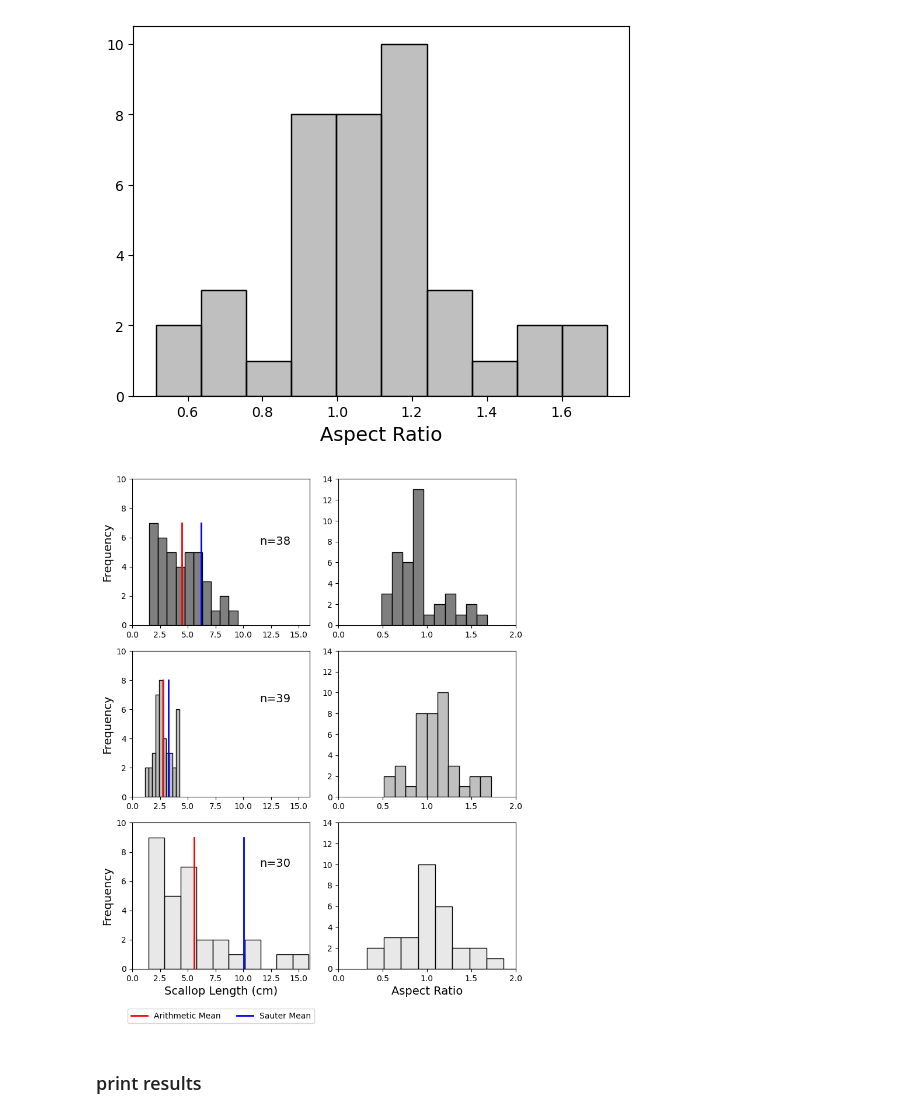
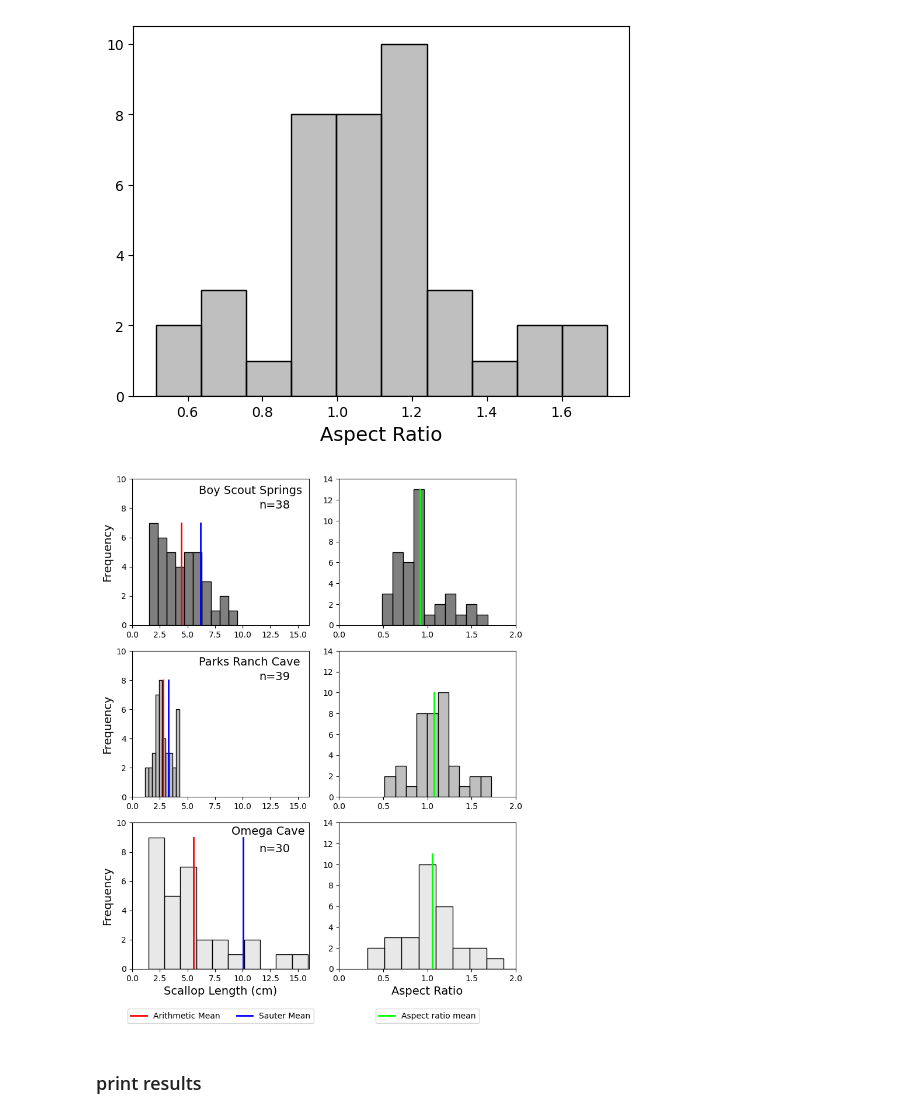
Before and after one commit to ethanoleson/Scallop_code, a Jupyter notebook: Scallop Measurements/scallop_measurements.ipynb, the cells around one changed output. Cells and saved outputs as stored; diff of their text form; code cells hidden in the pictures.

```diff
--- a/Scallop Measurements/scallop_measurements.ipynb
+++ b/Scallop Measurements/scallop_measurements.ipynb
@@ -80,13 +80,16 @@ plt.show()
 [figure]
 # %%
 fig, axes = plt.subplots(3, 2, figsize = (7.5, 9.75))
-
+omega_aspect_ratio = omega['aspect_ratio'].mean()
+bss_aspect_ratio = boy_scout['aspect_ratio'].mean()
+parks_ranch_aspect_ratio =  parks_ranch['aspect_ratio'].mean()
 
 #Boy Scout Springs
 sns.histplot(boy_scout, x = boy_scout['L(Downstream)'], bins=10, color= 'black', alpha = 0.5, ax= axes[0,0])
 axes[0,0].plot([bss_a_mean, bss_a_mean], [0, 7], linewidth = 2, color = 'red', label = 'Arithmetic Mean')
 axes[0,0].plot([bss_s_mean, bss_s_mean], [0, 7], linewidth = 2, color = 'blue', label = 'Sauter Mean')
-axes[0,0].text(11.5, 5.5, 'n=38', fontsize = 14)
+axes[0,0].text(11.5, 8, 'n=38', fontsize = 14)
+axes[0,0].text(6, 9, 'Boy Scout Springs', fontsize = 14)
 axes[0,0].set_ylabel('Frequency', fontsize = 14)
 axes[0,0].set_xlabel('')
 axes[0,0].set_xlim(0,16)
@@ -94,6 +97,7 @@ axes[0,0].set_ylim(0,10)
 #axes[0,0].legend()
 
 sns.histplot(boy_scout, x= boy_scout['aspect_ratio'], bins = 10,  color= 'black', alpha = 0.5, ax =axes[0,1])
+axes[0,1].plot([bss_aspect_ratio, bss_aspect_ratio], [0,13], linewidth = 2, color = 'lime', label = 'Aspect ratio mean')
 axes[0,1].set_xlabel('')
 axes[0,1].set_ylabel('')
 axes[0,1].set_xlim(0,2)
@@ -103,7 +107,8 @@ axes[0,1].set_ylim(0,14)
 sns.histplot(parks_ranch, x = parks_ranch['L(Downstream)'], bins=10, color= 'gray', alpha = 0.5, ax = axes[1,0])
 axes[1,0].plot([prc_a_mean, prc_a_mean], [0, 8], linewidth = 2, color = 'red', label = 'Arithmetic Mean')
 axes[1,0].plot([prc_s_mean, prc_s_mean], [0, 8], linewidth = 2, color = 'blue', label = 'Sauter Mean')
-axes[1,0].text(11.5, 6.5, 'n=39', fontsize = 14)
+axes[1,0].text(6, 9, 'Parks Ranch Cave', fontsize = 14)
+axes[1,0].text(11.5, 8, 'n=39', fontsize = 14)
 axes[1,0].set_ylabel('Frequency', fontsize = 14)
 axes[1,0].set_xlabel('')
 axes[1,0].set_xlim(0,16)
@@ -111,32 +116,36 @@ axes[1,0].set_ylim(0,10)
 
 
 sns.histplot(parks_ranch, x= parks_ranch['aspect_ratio'], bins = 10, color= 'gray', alpha = 0.5, ax = axes[1,1])
+axes[1,1].plot([parks_ranch_aspect_ratio, parks_ranch_aspect_ratio], [0,10], linewidth = 2, color = 'lime', label = 'Aspect ratio mean')
 axes[1,1].set_xlabel('')
 axes[1,1].set_ylabel('')
 axes[1,1].set_xlim(0,2)
 axes[1,1].set_ylim(0,14)
 ## Omega Cave
 
 sns.histplot(omega, x = omega['L(Downstream)'], bins = 10, color= 'lightgray', alpha = 0.5, ax = axes[2,0])
 axes[2,0].set_xlabel('Scallop Length (cm)', fontsize = 14)
 axes[2,0].set_ylabel('Frequency', fontsize = 14)
 axes[2,1].set_xlabel('Aspect Ratio', fontsize =14)
 axes[2,0].plot([omega_a_mean, omega_a_mean], [0, 9], linewidth = 2, color = 'red', label = 'Arithmetic Mean')
 axes[2,0].plot([omega_s_mean, omega_s_mean], [0, 9], linewidth = 2, color = 'blue', label = 'Sauter Mean')
-axes[2,0].text(11.5,7, 'n=30', fontsize = 14)
+axes[2,0].text(9,9.2, 'Omega Cave', fontsize = 14)
+axes[2,0].text(11.5,8, 'n=30', fontsize = 14)
 axes[2,0].set_xlim(0,16)
 axes[2,0].set_ylim(0,10)
 
 
 sns.histplot(omega, x =omega['aspect_ratio'], bins=10, color = 'lightgray', alpha = 0.5, ax =axes[2,1])
+axes[2,1].plot([omega_aspect_ratio, omega_aspect_ratio], [0,11], linewidth = 2, color = 'lime', label = 'Aspect ratio mean')
 axes[2,1].set_xlim(0, 2)
 axes[2,1].set_ylabel('')
 axes[2,1].set_ylim(0,14)
 plt.tight_layout()
 axes[2,0].legend( loc = 'lower center',  bbox_to_anchor=(0.5, -0.4), ncol=2)
+axes[2,1].legend(loc = 'lower center', bbox_to_anchor=(0.5, -0.4))
 plt.tight_layout()
 plt.savefig('scallop_measurements.png', dpi = 600 )
 
 plt.show()
 # %% [output]
-[figure, old version]
+[figure, new version]
```
Also changed, not shown: parts of 4 cells of this notebook, 3 other files.
